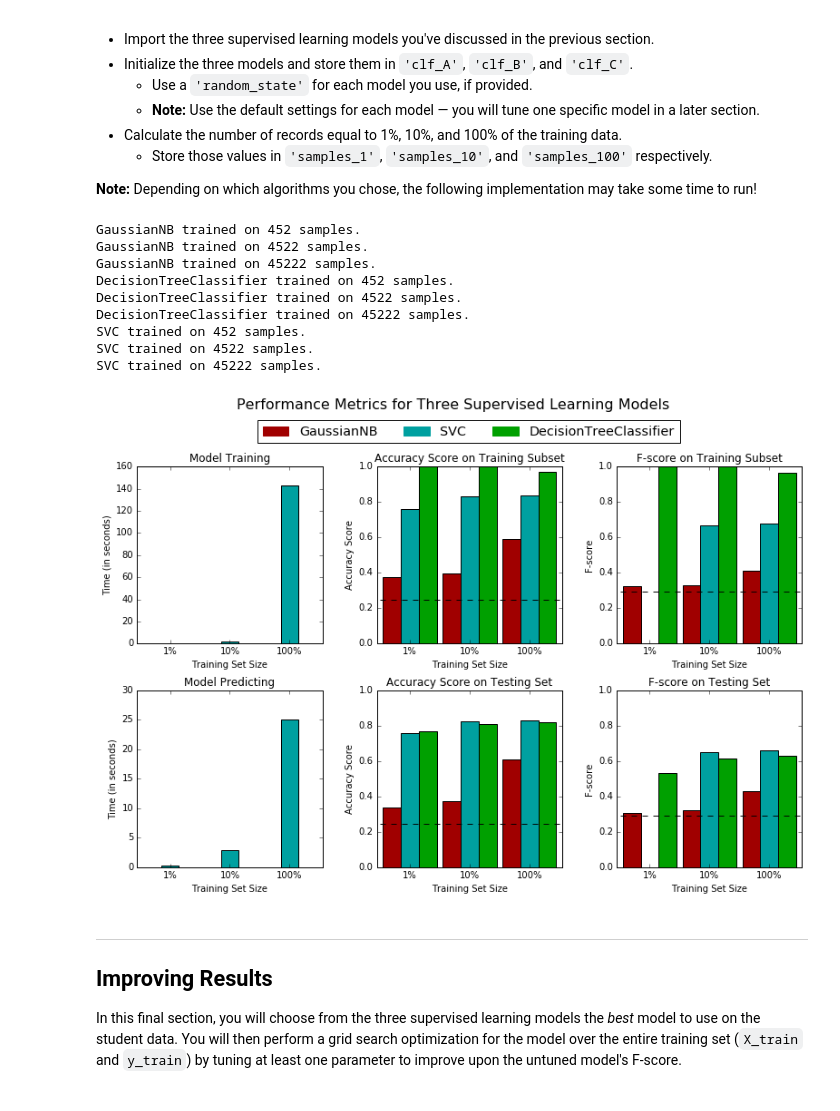
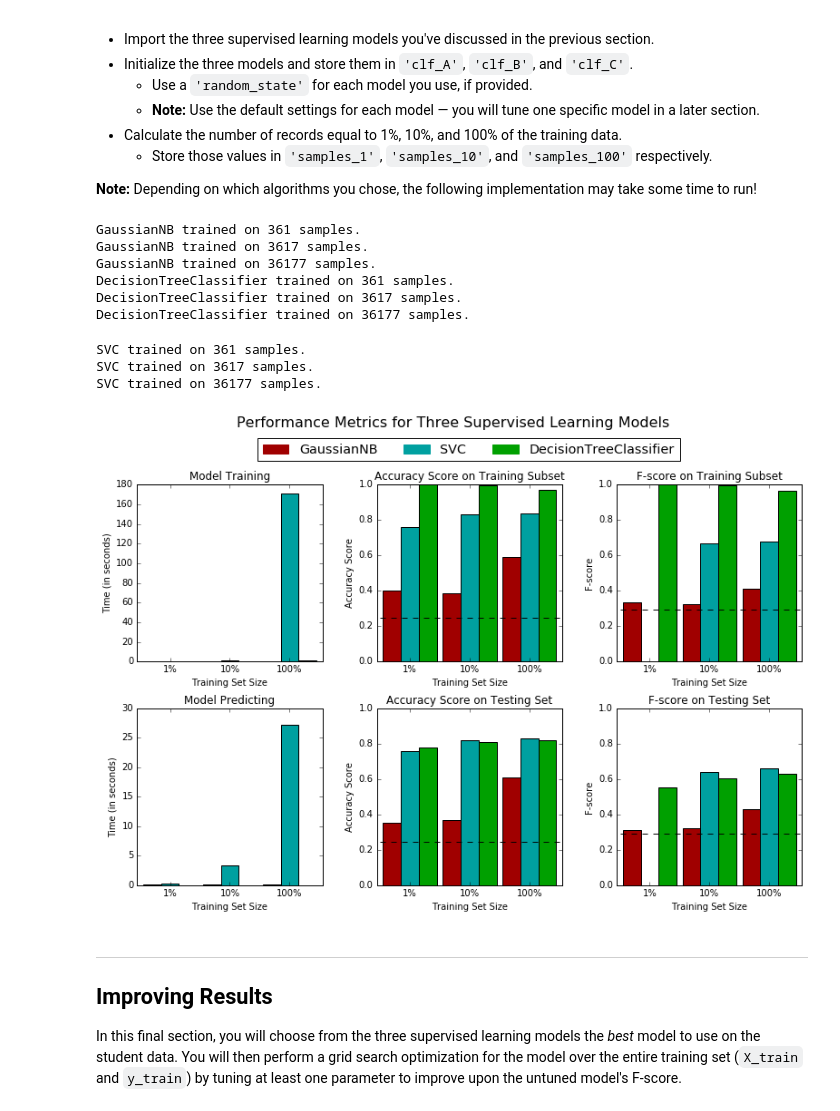
Before and after one commit to yagrawal-ya/udacity-ml, a Jupyter notebook: finding_donors.ipynb, the cells around one changed output. Cells and saved outputs as stored; diff of their text form; code cells hidden in the pictures.

Commit message:
Fixed sample sizes

```diff
--- a/finding_donors.ipynb
+++ b/finding_donors.ipynb
@@ -389,44 +389,44 @@ In the code cell, you will need to implement the following:
 # %%
 # Import the three supervised learning models from sklearn
 from sklearn.naive_bayes import GaussianNB
 from sklearn.tree import DecisionTreeClassifier
 from sklearn.svm import SVC
 
 # Initialize the three models
 clf_A = GaussianNB()
 clf_B = DecisionTreeClassifier(criterion="entropy",random_state=0)
 clf_C = SVC(random_state=0)
 
 # Calculate the number of samples for 1%, 10%, and 100% of the training data
 def get_sample_size(percentage):
-    return int((float(percentage)/100)*n_records)
+    return int((float(percentage)/100)*X_train.shape[0])
 
 samples_1 = get_sample_size(1.0)
 samples_10 = get_sample_size(10.0)
 samples_100 = get_sample_size(100.0)
 
 # Collect results on the learners
 results = {}
 for clf in [clf_A, clf_B, clf_C]:
     clf_name = clf.__class__.__name__
     results[clf_name] = {}
     for i, samples in enumerate([samples_1, samples_10, samples_100]):
         results[clf_name][i] = \
         train_predict(clf, samples, X_train, y_train, X_test, y_test)
 
 # Run metrics visualization for the three supervised learning models chosen
 vs.evaluate(results, accuracy, fscore)
 # %% [output]
-GaussianNB trained on 452 samples.
-GaussianNB trained on 4522 samples.
-GaussianNB trained on 45222 samples.
-DecisionTreeClassifier trained on 452 samples.
-DecisionTreeClassifier trained on 4522 samples.
-DecisionTreeClassifier trained on 45222 samples.
-SVC trained on 452 samples.
-SVC trained on 4522 samples.
-SVC trained on 45222 samples.
+GaussianNB trained on 361 samples.
+GaussianNB trained on 3617 samples.
+GaussianNB trained on 36177 samples.
+DecisionTreeClassifier trained on 361 samples.
+DecisionTreeClassifier trained on 3617 samples.
+DecisionTreeClassifier trained on 36177 samples.
+SVC trained on 361 samples.
+SVC trained on 3617 samples.
+SVC trained on 36177 samples.
-[figure, old version]
+[figure, new version]
 # %% [markdown]
 ----
 ## Improving Results
```
Also changed, not shown: parts of 1 cell of this notebook, 1 other file.
